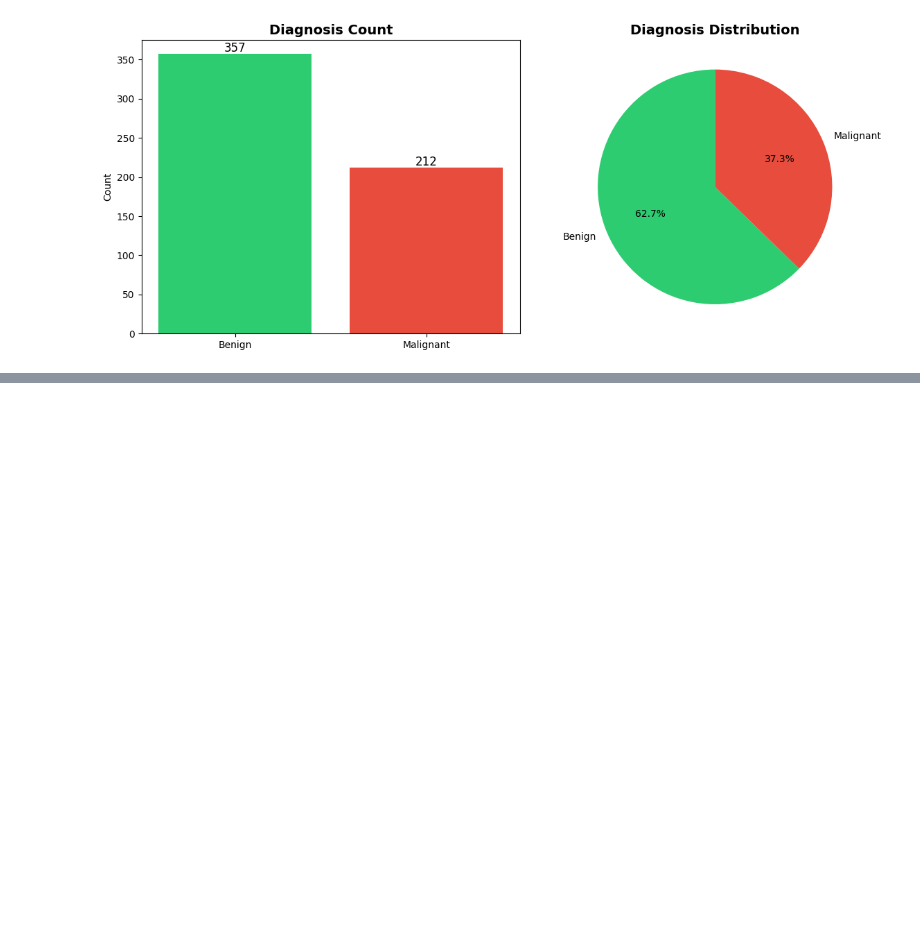
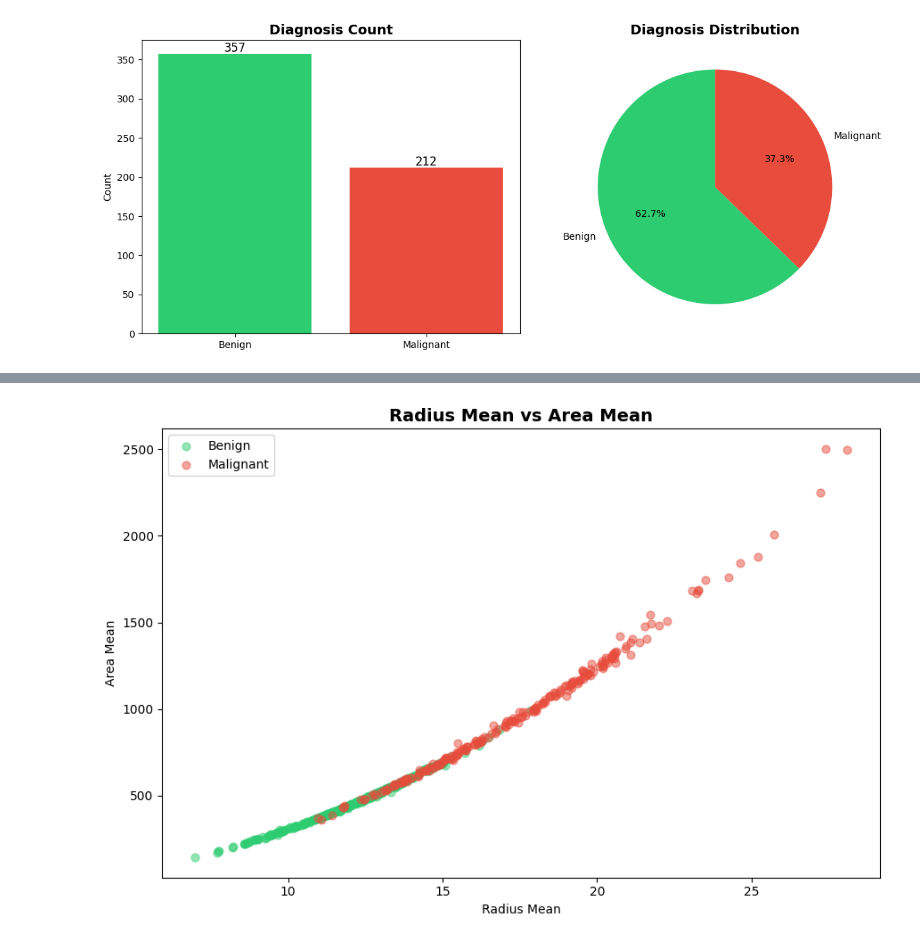
Before and after one commit to john-nio/eda-project, a Jupyter notebook: breast_cancer/breast_cancer.ipynb, the cells around one changed output, grey strips where cells are left out. Cells and saved outputs as stored; diff of their text form; code cells hidden in the pictures; blank space fills up the shorter version.

```diff
--- a/breast_cancer/breast_cancer.ipynb
+++ b/breast_cancer/breast_cancer.ipynb
@@ -103,0 +177,19 @@ plt.show()
+# %%
+fig, ax = plt.subplots(figsize=(9, 6))
+
+for diagnosis, color in [('B', '#2ecc71'), ('M', '#e74c3c')]:
+    subset = df[df['diagnosis'] == diagnosis]
+    ax.scatter(subset['radius_mean'], subset['area_mean'],
+               c=color, alpha=0.5, s=40,
+               label='Benign' if diagnosis == 'B' else 'Malignant')
+
+ax.set_title('Radius Mean vs Area Mean', fontsize=14, fontweight='bold')
+ax.set_xlabel('Radius Mean')
+ax.set_ylabel('Area Mean')
+ax.legend()
+
+plt.tight_layout()
+plt.savefig('visualizations/scatter_radius_area.png', dpi=150)
+plt.show()
+# %% [output]
+[figure, added]
```
Also changed, not shown: parts of 15 cells of this notebook, 14 other files.
